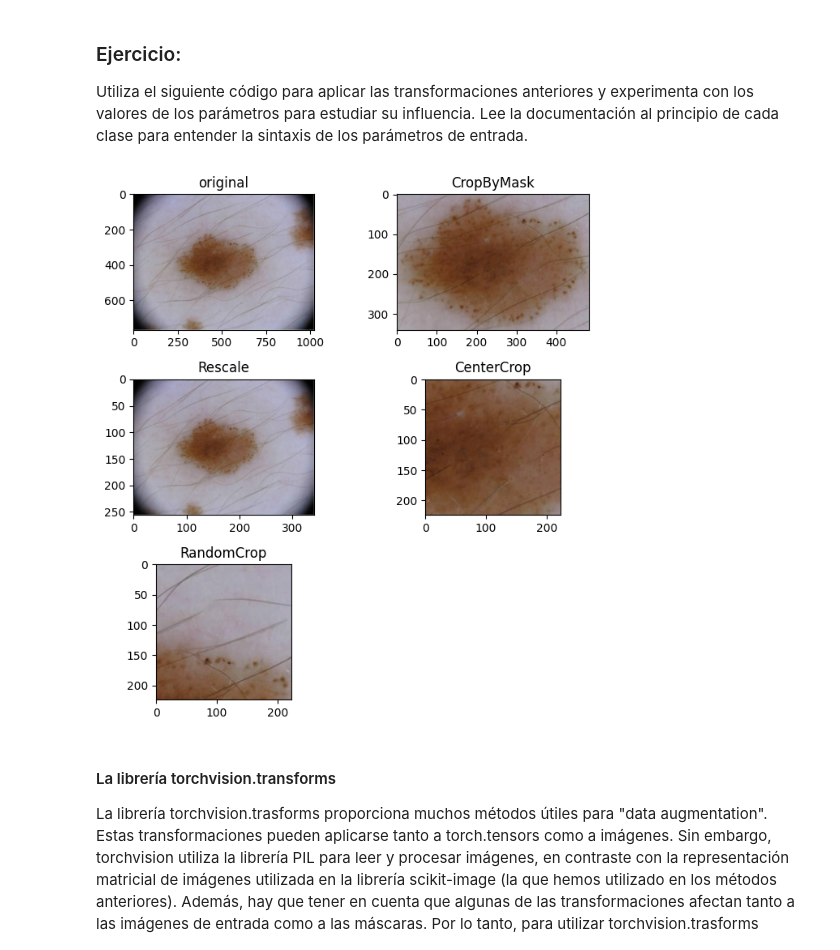
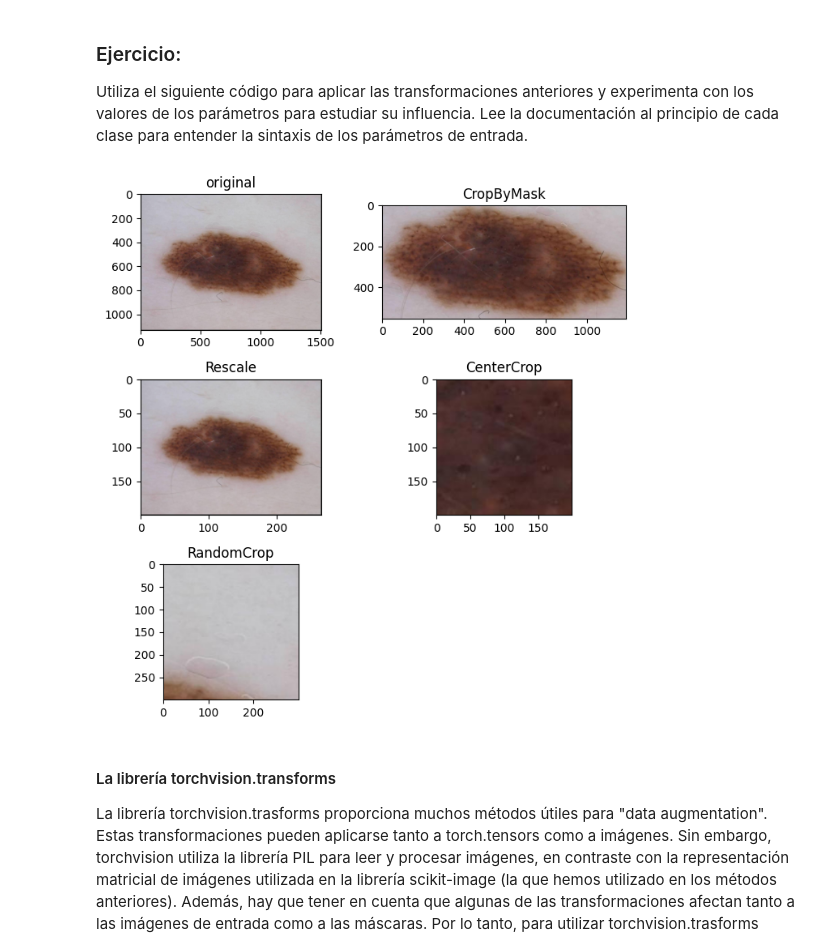
Before and after one commit to cabamarcos/Skin_cancer_classifier, a Jupyter notebook: practica.ipynb, the cells around one changed output. Drawn from its saved outputs; the diff is of its cells as text; code cells hidden in the pictures.

Commit message:
TANSFORMACIONES  DE LAS IMAGENES CREADAS

```diff
--- a/practica.ipynb
+++ b/practica.ipynb
@@ -447,30 +458,31 @@ class Normalize(object):
 Utiliza el siguiente código para aplicar las transformaciones anteriores y experimenta con los valores de los parámetros para estudiar su influencia. Lee la documentación al principio de cada clase para entender la sintaxis de los parámetros de entrada.
 # %%
 ### Modify this code to make your experiments....
-cmask = CropByMask(10)
-scale = Rescale(256)
-rcrop = RandomCrop(224)
-ccrop = CenterCrop(224)
+cmask = CropByMask(10) # Cuanto se aleja la imagen del ajuste a la mascara (radio)
+scale = Rescale(200)
+ccrop = CenterCrop(200) # Cuanto menor valor, más aumento
+rcrop = RandomCrop(300) # Cuanto menor valor, más aumento
+
 
 # Apply each of the above transforms on sample.
 fig = plt.figure(figsize=(7,7))
-sample = train_dataset[65]
+sample = train_dataset[61]
 ax = plt.subplot(3,2, 1)
 plt.tight_layout()
 ax.set_title('original')
 plt.imshow(sample['image'])
 
 for i, tsfrm in enumerate([cmask, scale, ccrop, rcrop]):
     transformed_sample = tsfrm(sample)
 
     ax = plt.subplot(3, 2, i+2)
     plt.tight_layout()
     ax.set_title(type(tsfrm).__name__)
     plt.imshow(transformed_sample['image'])
 
 plt.show()
 # %% [output]
-[figure, old version]
+[figure, new version]
 # %% [markdown]
 #### La librería torchvision.transforms
 
```
Also changed, not shown: parts of 28 cells of this notebook.
